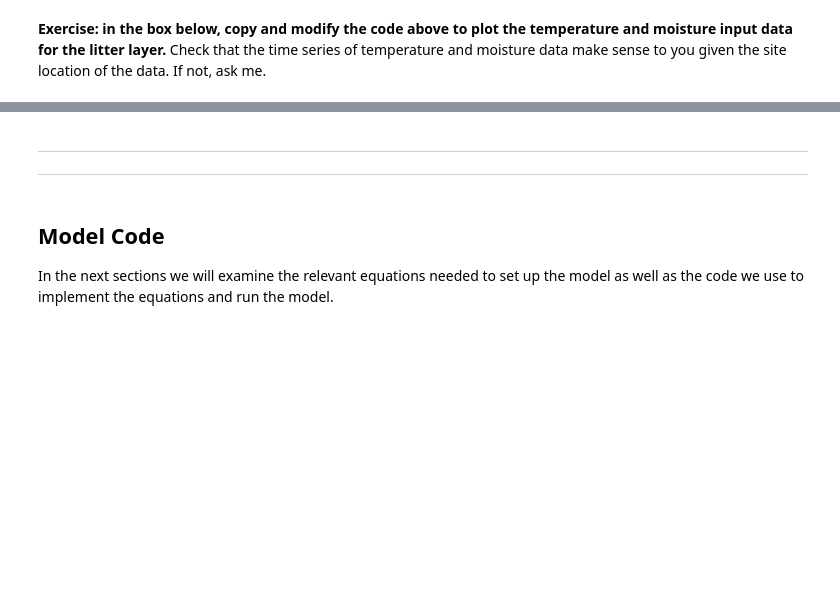
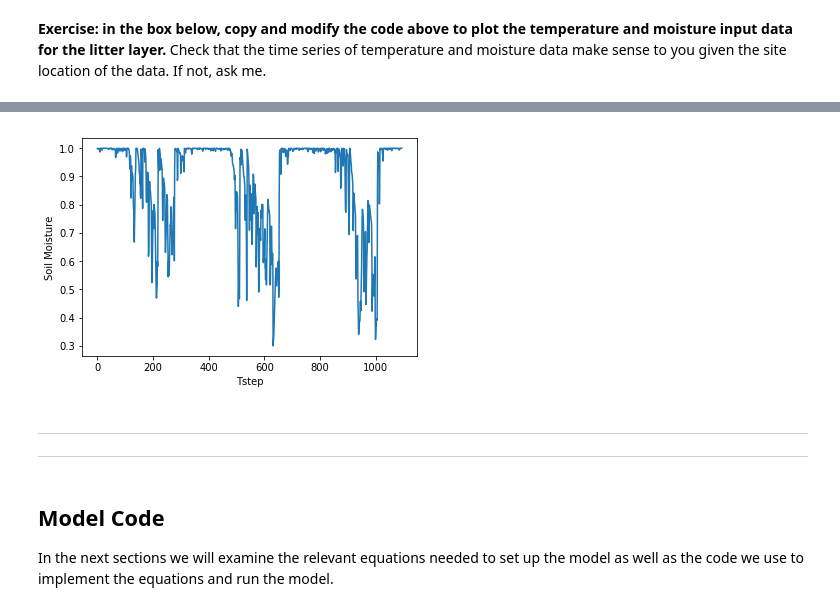
Before and after one commit to hsizek/GEOG-G481-581, a Jupyter notebook: In-Class_Exercises/Exercise_1_Building_the_Model/Exercise_1_Building_the_model.ipynb, the cells around one changed output, grey strips where cells are left out. Cells and saved outputs as stored; diff of their text form; code cells hidden in the pictures; blank space fills up the shorter version.

```diff
--- a/In-Class_Exercises/Exercise_1_Building_the_Model/Exercise_1_Building_the_model.ipynb
+++ b/In-Class_Exercises/Exercise_1_Building_the_Model/Exercise_1_Building_the_model.ipynb
@@ -148,3 +157,10 @@ ANSWER:
+# %%
+plt.plot(input_data.SOIL_MOIST[:1095])
+plt.xlabel('Tstep')
+plt.ylabel('Soil Moisture')
+plt.show()
+# %% [output]
+[figure, added]
 # %% [markdown]
 -------
 -------
```
Also changed, not shown: parts of 21 cells of this notebook.
